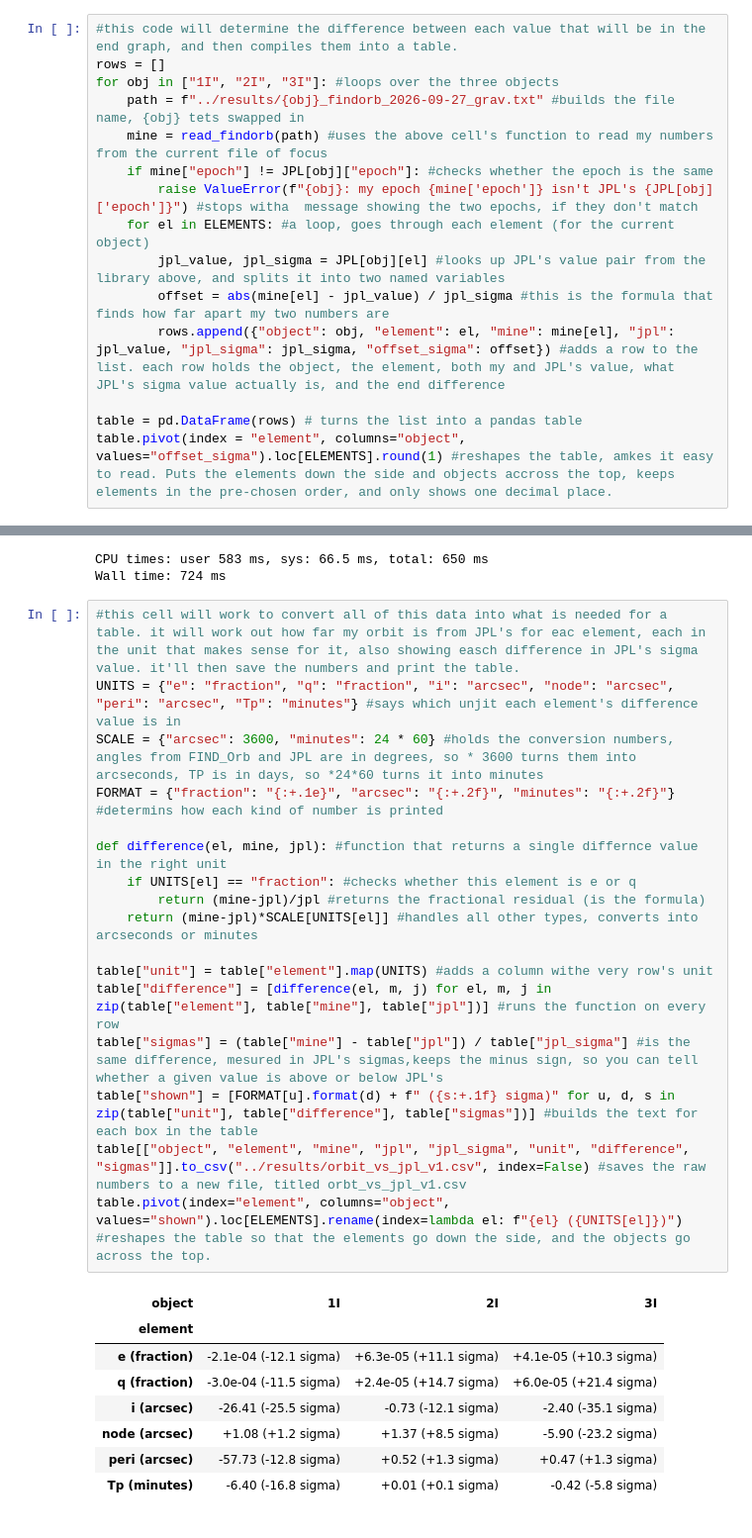
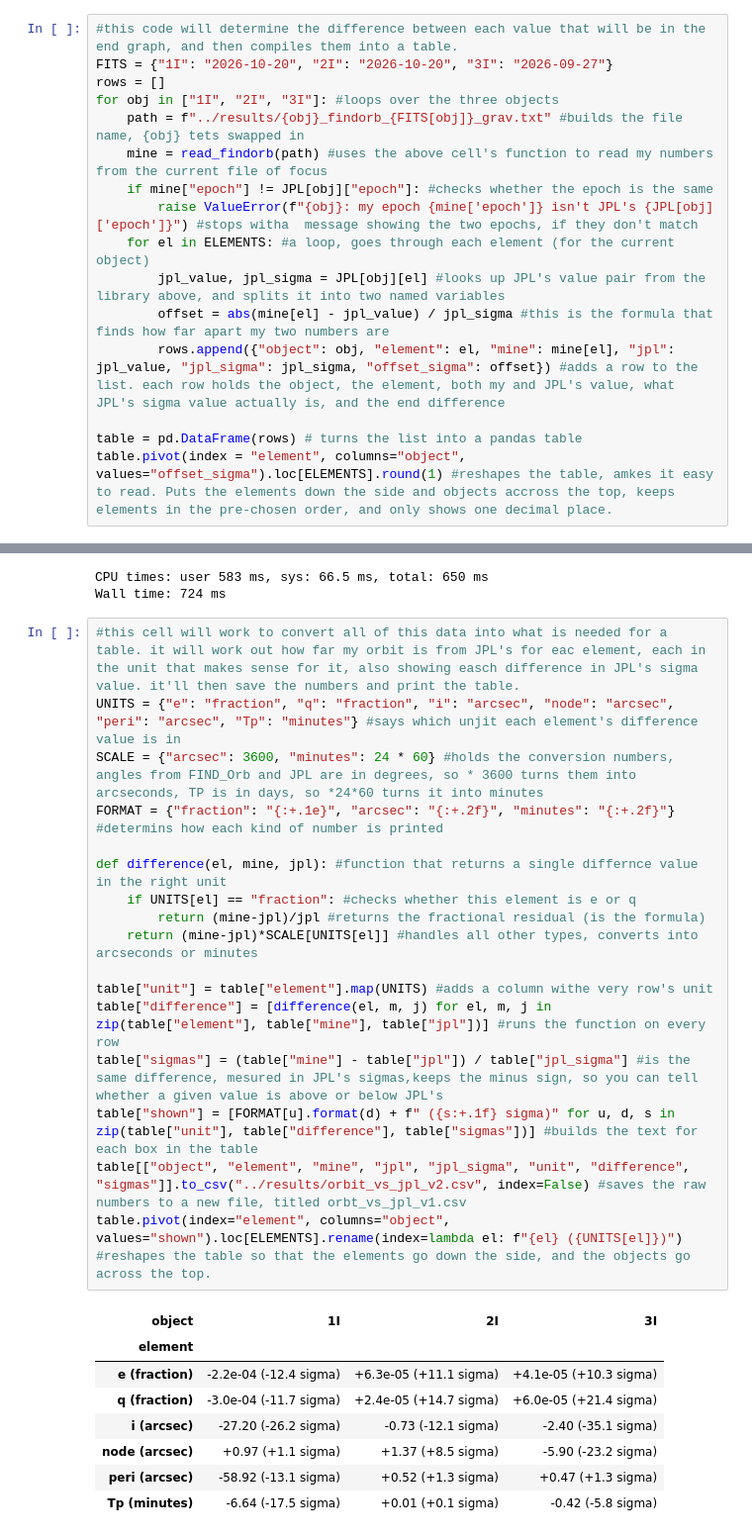
Before and after one commit to MarshallF-dev/Project-INTERLOPER, a Jupyter notebook: notebooks/06_orbit_accuracy.ipynb, the cells around one changed output, grey strips where cells are left out. Shown at 99% size. Drawn from its saved outputs; the diff is of its cells as text.

```diff
--- a/notebooks/06_orbit_accuracy.ipynb
+++ b/notebooks/06_orbit_accuracy.ipynb
@@ -96,9 +96,10 @@ read_findorb("../results/1I_findorb_2026-09-27_grav.txt") #tests on the 1I orbit
  'Tp': 2458006.002874}
 # %%
 #this code will determine the difference between each value that will be in the end graph, and then compiles them into a table.
+FITS = {"1I": "2026-10-20", "2I": "2026-10-20", "3I": "2026-09-27"}
 rows = []
 for obj in ["1I", "2I", "3I"]: #loops over the three objects
-    path = f"../results/{obj}_findorb_2026-09-27_grav.txt" #builds the file name, {obj} tets swapped in
+    path = f"../results/{obj}_findorb_{FITS[obj]}_grav.txt" #builds the file name, {obj} tets swapped in
     mine = read_findorb(path) #uses the above cell's function to read my numbers from the current file of focus
     if mine["epoch"] != JPL[obj]["epoch"]: #checks whether the epoch is the same
         raise ValueError(f"{obj}: my epoch {mine['epoch']} isn't JPL's {JPL[obj]['epoch']}") #stops witha  message showing the two epochs, if they don't match
@@ -167,29 +168,29 @@ Wall time: 724 ms
 # %%
 #this cell will work to convert all of this data into what is needed for a table. it will work out how far my orbit is from JPL's for eac element, each in the unit that makes sense for it, also showing easch difference in JPL's sigma value. it'll then save the numbers and print the table.
 UNITS = {"e": "fraction", "q": "fraction", "i": "arcsec", "node": "arcsec", "peri": "arcsec", "Tp": "minutes"} #says which unjit each element's difference value is in
 SCALE = {"arcsec": 3600, "minutes": 24 * 60} #holds the conversion numbers, angles from FIND_Orb and JPL are in degrees, so * 3600 turns them into arcseconds, TP is in days, so *24*60 turns it into minutes
 FORMAT = {"fraction": "{:+.1e}", "arcsec": "{:+.2f}", "minutes": "{:+.2f}"} #determins how each kind of number is printed
 
 def difference(el, mine, jpl): #function that returns a single differnce value in the right unit
     if UNITS[el] == "fraction": #checks whether this element is e or q
         return (mine-jpl)/jpl #returns the fractional residual (is the formula)
     return (mine-jpl)*SCALE[UNITS[el]] #handles all other types, converts into arcseconds or minutes
 
 table["unit"] = table["element"].map(UNITS) #adds a column withe very row's unit
 table["difference"] = [difference(el, m, j) for el, m, j in zip(table["element"], table["mine"], table["jpl"])] #runs the function on every row
 table["sigmas"] = (table["mine"] - table["jpl"]) / table["jpl_sigma"] #is the same difference, mesured in JPL's sigmas,keeps the minus sign, so you can tell whether a given value is above or below JPL's
 table["shown"] = [FORMAT[u].format(d) + f" ({s:+.1f} sigma)" for u, d, s in zip(table["unit"], table["difference"], table["sigmas"])] #builds the text for each box in the table
-table[["object", "element", "mine", "jpl", "jpl_sigma", "unit", "difference", "sigmas"]].to_csv("../results/orbit_vs_jpl_v1.csv", index=False) #saves the raw numbers to a new file, titled orbt_vs_jpl_v1.csv
+table[["object", "element", "mine", "jpl", "jpl_sigma", "unit", "difference", "sigmas"]].to_csv("../results/orbit_vs_jpl_v2.csv", index=False) #saves the raw numbers to a new file, titled orbt_vs_jpl_v1.csv
 table.pivot(index="element", columns="object", values="shown").loc[ELEMENTS].rename(index=lambda el: f"{el} ({UNITS[el]})") #reshapes the table so that the elements go down the side, and the objects go across the top.
 # %% [output]
 | object | 1I | 2I | 3I |
 | element |  |  |  |
-| e (fraction) | -2.1e-04 (-12.1 sigma) | +6.3e-05 (+11.1 sigma) | +4.1e-05 (+10.3 sigma) |
-| q (fraction) | -3.0e-04 (-11.5 sigma) | +2.4e-05 (+14.7 sigma) | +6.0e-05 (+21.4 sigma) |
-| i (arcsec) | -26.41 (-25.5 sigma) | -0.73 (-12.1 sigma) | -2.40 (-35.1 sigma) |
-| node (arcsec) | +1.08 (+1.2 sigma) | +1.37 (+8.5 sigma) | -5.90 (-23.2 sigma) |
-| peri (arcsec) | -57.73 (-12.8 sigma) | +0.52 (+1.3 sigma) | +0.47 (+1.3 sigma) |
-| Tp (minutes) | -6.40 (-16.8 sigma) | +0.01 (+0.1 sigma) | -0.42 (-5.8 sigma) |
+| e (fraction) | -2.2e-04 (-12.4 sigma) | +6.3e-05 (+11.1 sigma) | +4.1e-05 (+10.3 sigma) |
+| q (fraction) | -3.0e-04 (-11.7 sigma) | +2.4e-05 (+14.7 sigma) | +6.0e-05 (+21.4 sigma) |
+| i (arcsec) | -27.20 (-26.2 sigma) | -0.73 (-12.1 sigma) | -2.40 (-35.1 sigma) |
+| node (arcsec) | +0.97 (+1.1 sigma) | +1.37 (+8.5 sigma) | -5.90 (-23.2 sigma) |
+| peri (arcsec) | -58.92 (-13.1 sigma) | +0.52 (+1.3 sigma) | +0.47 (+1.3 sigma) |
+| Tp (minutes) | -6.64 (-17.5 sigma) | +0.01 (+0.1 sigma) | -0.42 (-5.8 sigma) |
 # %%
 #this cell will produce another table that will show how many observations Find_Orb kept, and over which dates
 OBS_PATTERN = r'(\d+) of (\d+) observations (.+?); mean residual (\d+)"(\.\d+)' #is the serach pattern for Find_Orb's summary line
```
Also changed, not shown: parts of 2 cells of this notebook, 6 other files.
